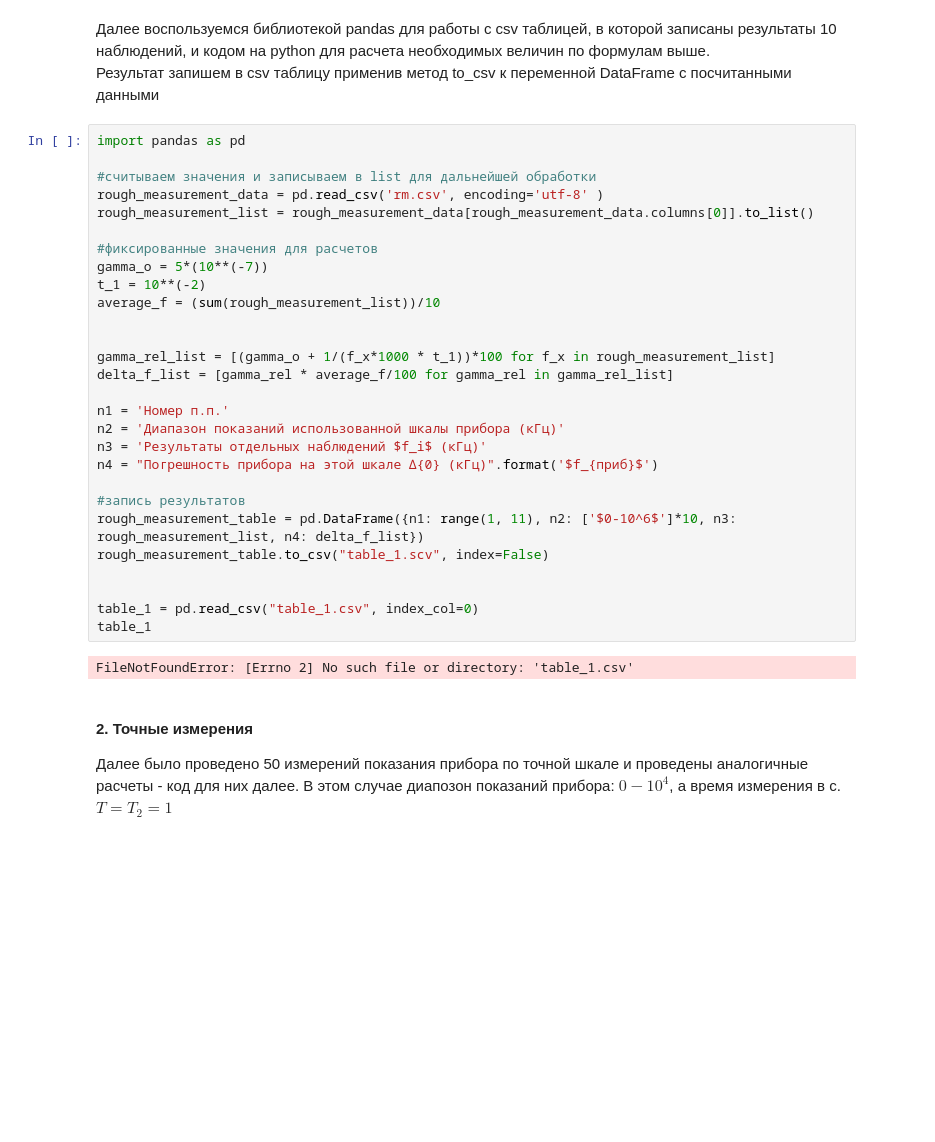
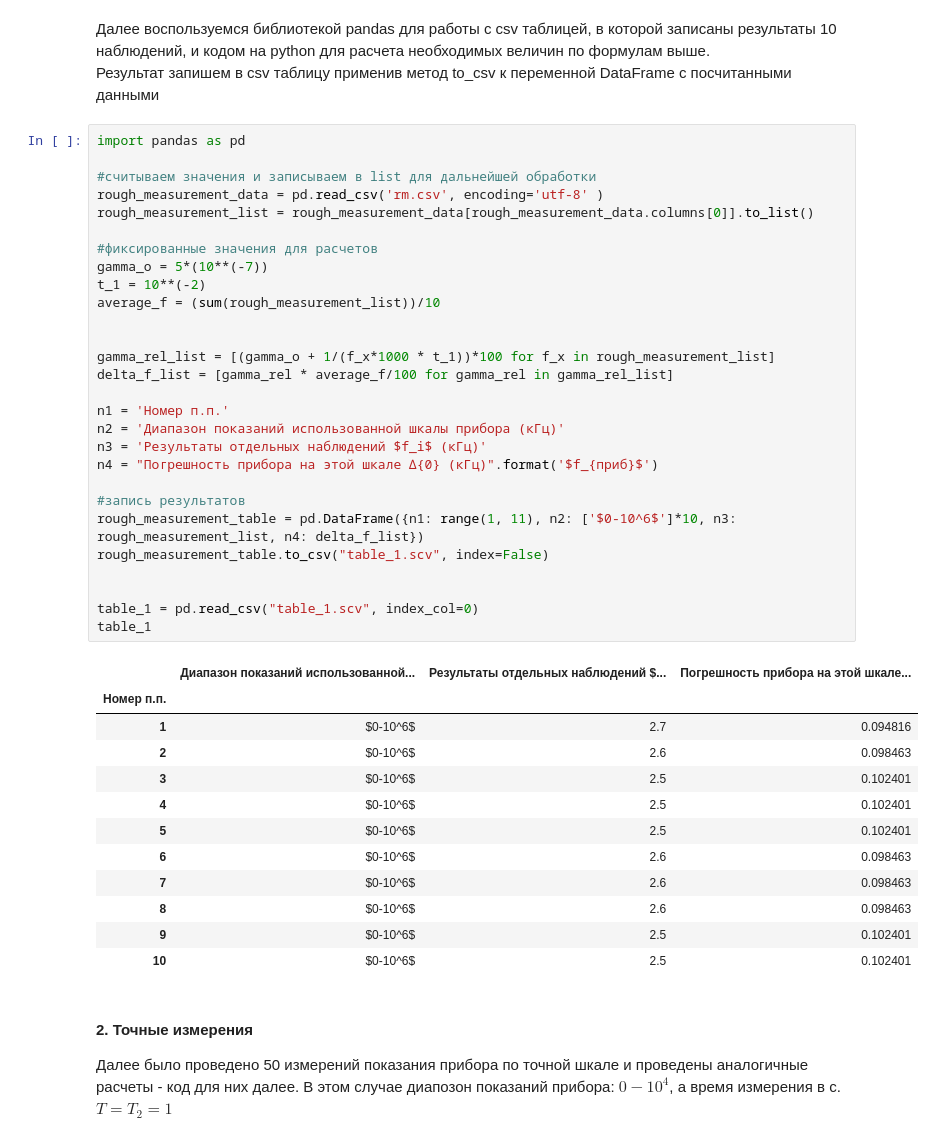
Before and after one commit to asilayd/SPbU-measurement_methods_2024, a Jupyter notebook: work_01_2024.19.03/01_lab_report.ipynb, the cells around one changed output. Cells and saved outputs as stored; diff of their text form; blank space fills up the shorter version.

```diff
--- a/work_01_2024.19.03/01_lab_report.ipynb
+++ b/work_01_2024.19.03/01_lab_report.ipynb
@@ -65,33 +65,44 @@ $\gamma_{отн} = \pm(\gamma_o + \frac{1} {f_x \cdot T}) \cdot 100 $
 # %%
 import pandas as pd
 
 #считываем значения и записываем в list для дальнейшей обработки
 rough_measurement_data = pd.read_csv('rm.csv', encoding='utf-8' )
 rough_measurement_list = rough_measurement_data[rough_measurement_data.columns[0]].to_list()
 
 #фиксированные значения для расчетов
 gamma_o = 5*(10**(-7))
 t_1 = 10**(-2)
 average_f = (sum(rough_measurement_list))/10
 
 
 gamma_rel_list = [(gamma_o + 1/(f_x*1000 * t_1))*100 for f_x in rough_measurement_list]
 delta_f_list = [gamma_rel * average_f/100 for gamma_rel in gamma_rel_list]
 
 n1 = 'Номер п.п.'
 n2 = 'Диапазон показаний использованной шкалы прибора (кГц)'
 n3 = 'Результаты отдельных наблюдений $f_i$ (кГц)'
 n4 = "Погрешность прибора на этой шкале ∆{0} (кГц)".format('$f_{приб}$')
 
 #запись результатов
 rough_measurement_table = pd.DataFrame({n1: range(1, 11), n2: ['$0-10^6$']*10, n3: rough_measurement_list, n4: delta_f_list})
 rough_measurement_table.to_csv("table_1.scv", index=False)
 
 
-table_1 = pd.read_csv("table_1.csv", index_col=0)
+table_1 = pd.read_csv("table_1.scv", index_col=0)
 table_1
 # %% [output]
-FileNotFoundError: [Errno 2] No such file or directory: 'table_1.csv'
+|  | Диапазон показаний использованной... | Результаты отдельных наблюдений $... | Погрешность прибора на этой шкале... |
+| Номер п.п. |  |  |  |
+| 1 | $0-10^6$ | 2.7 | 0.094816 |
+| 2 | $0-10^6$ | 2.6 | 0.098463 |
+| 3 | $0-10^6$ | 2.5 | 0.102401 |
+| 4 | $0-10^6$ | 2.5 | 0.102401 |
+| 5 | $0-10^6$ | 2.5 | 0.102401 |
+| 6 | $0-10^6$ | 2.6 | 0.098463 |
+| 7 | $0-10^6$ | 2.6 | 0.098463 |
+| 8 | $0-10^6$ | 2.6 | 0.098463 |
+| 9 | $0-10^6$ | 2.5 | 0.102401 |
+| 10 | $0-10^6$ | 2.5 | 0.102401 |
 # %% [markdown]
 #### 2. Точные измерения
 
```
Also changed, not shown: parts of 17 cells of this notebook, 1 other file.
